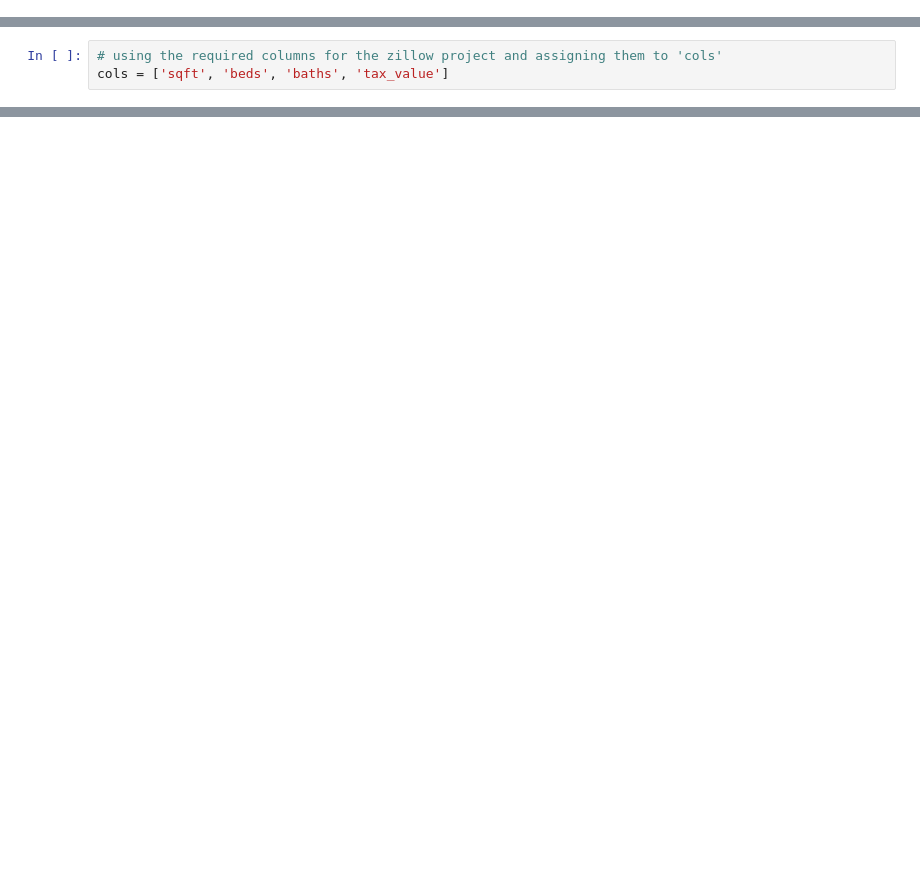
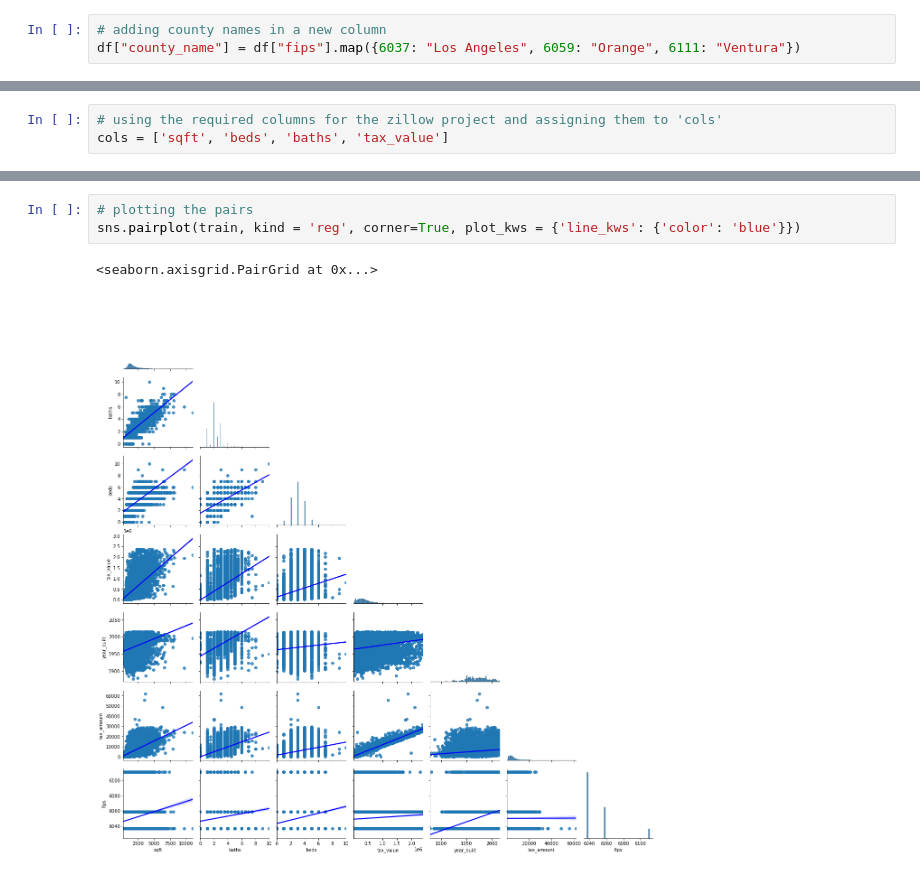
Before and after one commit to jamesallen0351/regression-project, a Jupyter notebook: scratchpad.ipynb, the cells around one changed output, grey strips where cells are left out. Saved outputs shown, nothing was run; the diff lists cells and outputs as text; blank space fills up the shorter version.

```diff
--- a/scratchpad.ipynb
+++ b/scratchpad.ipynb
@@ -92,3 +93,6 @@ df.describe()
 | 75% | 1.429905e+07 | 2.242966e+06 | 1.000000 | 7.000000 | 743.000000 | 3.000000 | 4.000000 | ... |
 | max | 1.676878e+08 | 2.982274e+06 | 13.000000 | 21.000000 | 1969.000000 | 11.000000 | 12.000000 | ... |
 8 rows × 58 columns
+# %%
+# adding county names in a new column
+df["county_name"] = df["fips"].map({6037: "Los Angeles", 6059: "Orange", 6111: "Ventura"})
@@ -280,0 +321,6 @@ NameError: name 'plot_variable_pairs' is not defined
+# %%
+# plotting the pairs
+sns.pairplot(train, kind = 'reg', corner=True, plot_kws = {'line_kws': {'color': 'blue'}})
+# %% [output]
+<seaborn.axisgrid.PairGrid at 0x...>
+[figure, added]
```
Also changed, not shown: parts of 44 cells of this notebook.
